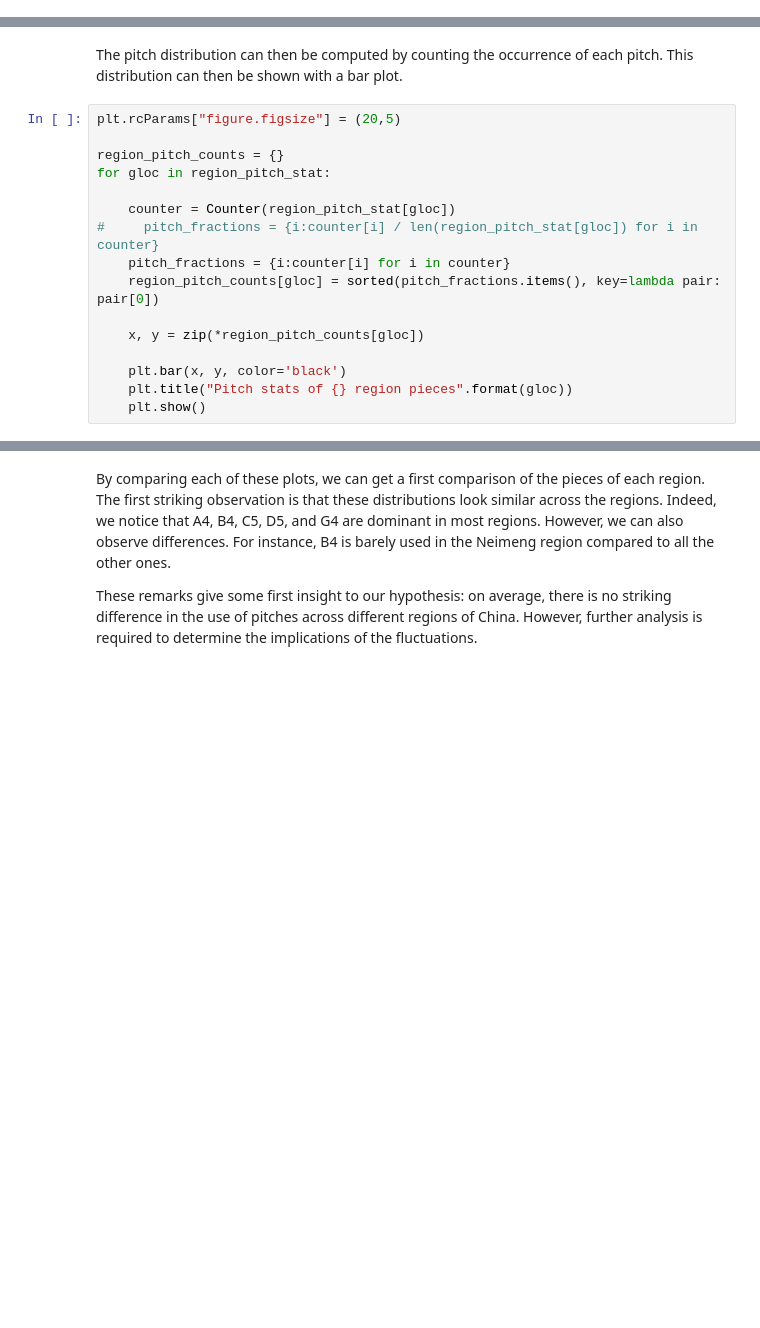
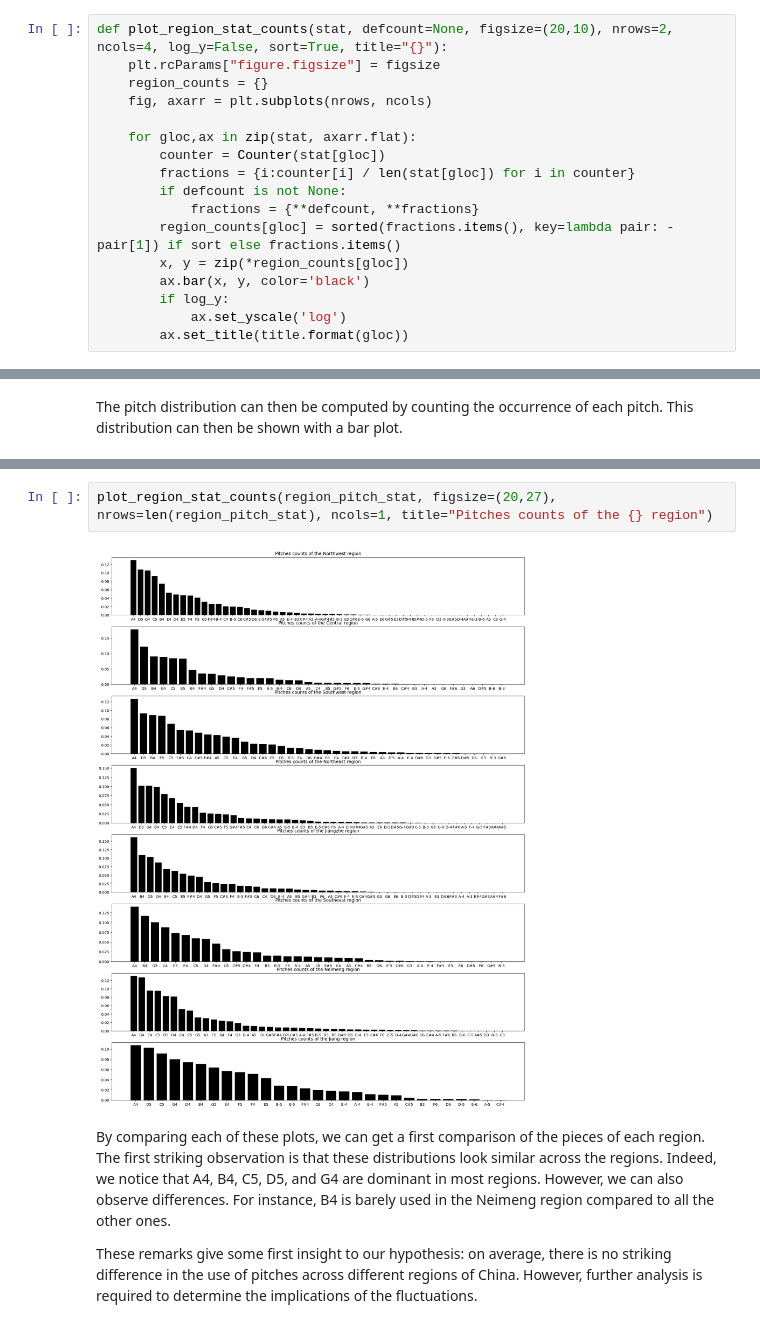
Before and after one commit to ravinitheshreddy/Digital-Musicology-Project, a Jupyter notebook: milestone3_ravi.ipynb, the cells around one changed output, grey strips where cells are left out. Cells and saved outputs as stored; diff of their text form; blank space fills up the shorter version.

```diff
--- a/milestone3_ravi.ipynb
+++ b/milestone3_ravi.ipynb
@@ -109,0 +78,17 @@ for gloc in geo_divisions:
+# %%
+def plot_region_stat_counts(stat, defcount=None, figsize=(20,10), nrows=2, ncols=4, log_y=False, sort=True, title="{}"):
+    plt.rcParams["figure.figsize"] = figsize
+    region_counts = {}
+    fig, axarr = plt.subplots(nrows, ncols)
+
+    for gloc,ax in zip(stat, axarr.flat):
+        counter = Counter(stat[gloc])
+        fractions = {i:counter[i] / len(stat[gloc]) for i in counter}
+        if defcount is not None:
+            fractions = {**defcount, **fractions}
+        region_counts[gloc] = sorted(fractions.items(), key=lambda pair: -pair[1]) if sort else fractions.items()
+        x, y = zip(*region_counts[gloc])
+        ax.bar(x, y, color='black')
+        if log_y:
+            ax.set_yscale('log')
+        ax.set_title(title.format(gloc))
@@ -110,18 +121,2 @@ for gloc in geo_divisions:
 # %% [markdown]
 The pitch distribution can then be computed by counting the occurrence of each pitch. This distribution can then be shown with a bar plot.
-# %%
-plt.rcParams["figure.figsize"] = (20,5)
-
-region_pitch_counts = {}
-for gloc in region_pitch_stat:
-
-    counter = Counter(region_pitch_stat[gloc])
-#     pitch_fractions = {i:counter[i] / len(region_pitch_stat[gloc]) for i in counter}
-    pitch_fractions = {i:counter[i] for i in counter}
-    region_pitch_counts[gloc] = sorted(pitch_fractions.items(), key=lambda pair: pair[0])
-
-    x, y = zip(*region_pitch_counts[gloc])
-
-    plt.bar(x, y, color='black')
-    plt.title("Pitch stats of {} region pieces".format(gloc))
-    plt.show()
@@ -137,3 +123,7 @@ for gloc in region_pitch_stat:
+# %%
+plot_region_stat_counts(region_pitch_stat, figsize=(20,27), nrows=len(region_pitch_stat), ncols=1, title="Pitches counts of the {} region")
+# %% [output]
+[figure, added]
 # %% [markdown]
 By comparing each of these plots, we can get a first comparison of the pieces of each region. The first striking observation is that these distributions look similar across the regions. Indeed, we notice that A4, B4, C5, D5, and G4 are dominant in most regions. However, we can also observe differences. For instance, B4 is barely used in the Neimeng region compared to all the other ones.
 
```
Also changed, not shown: parts of 46 cells of this notebook, 1 other file.
